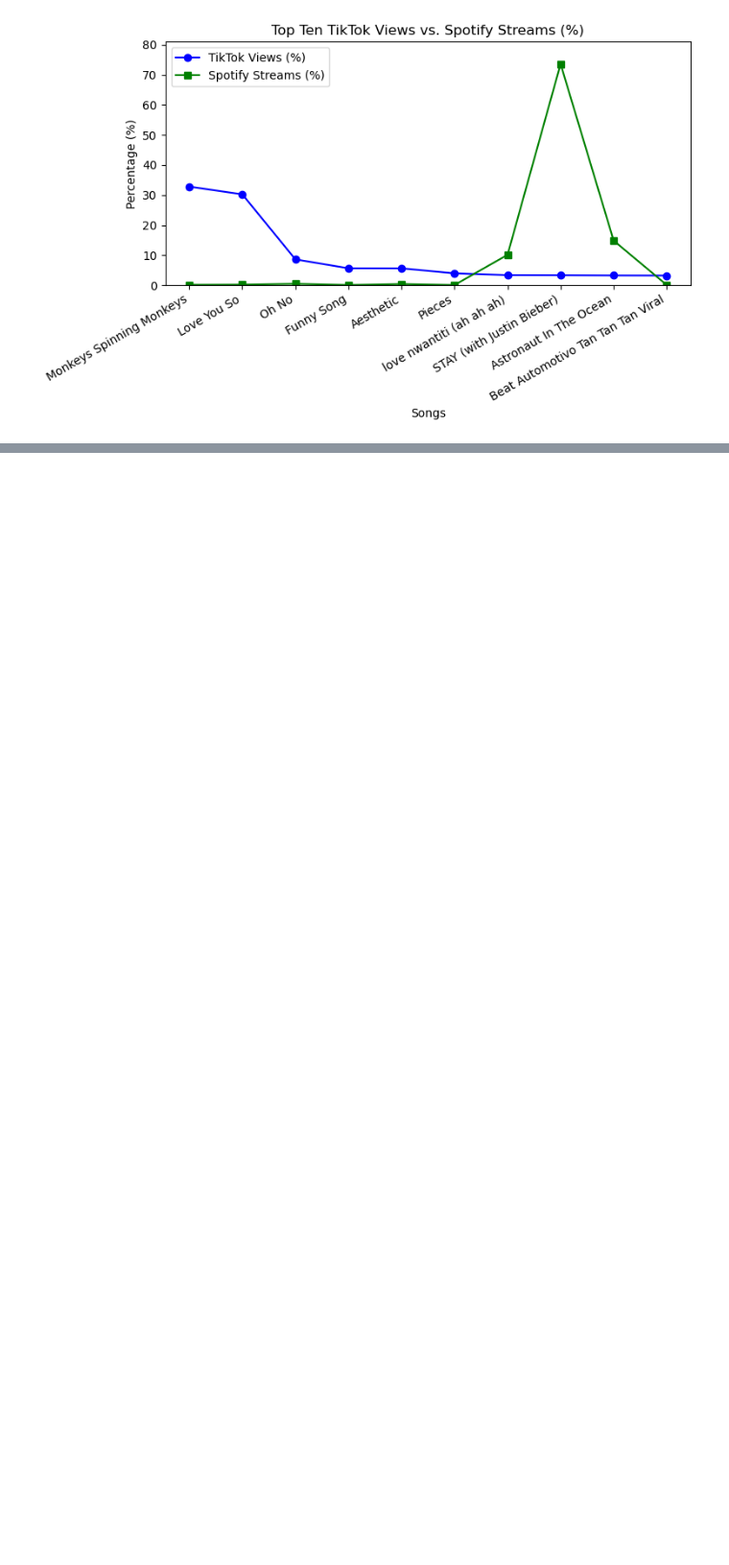
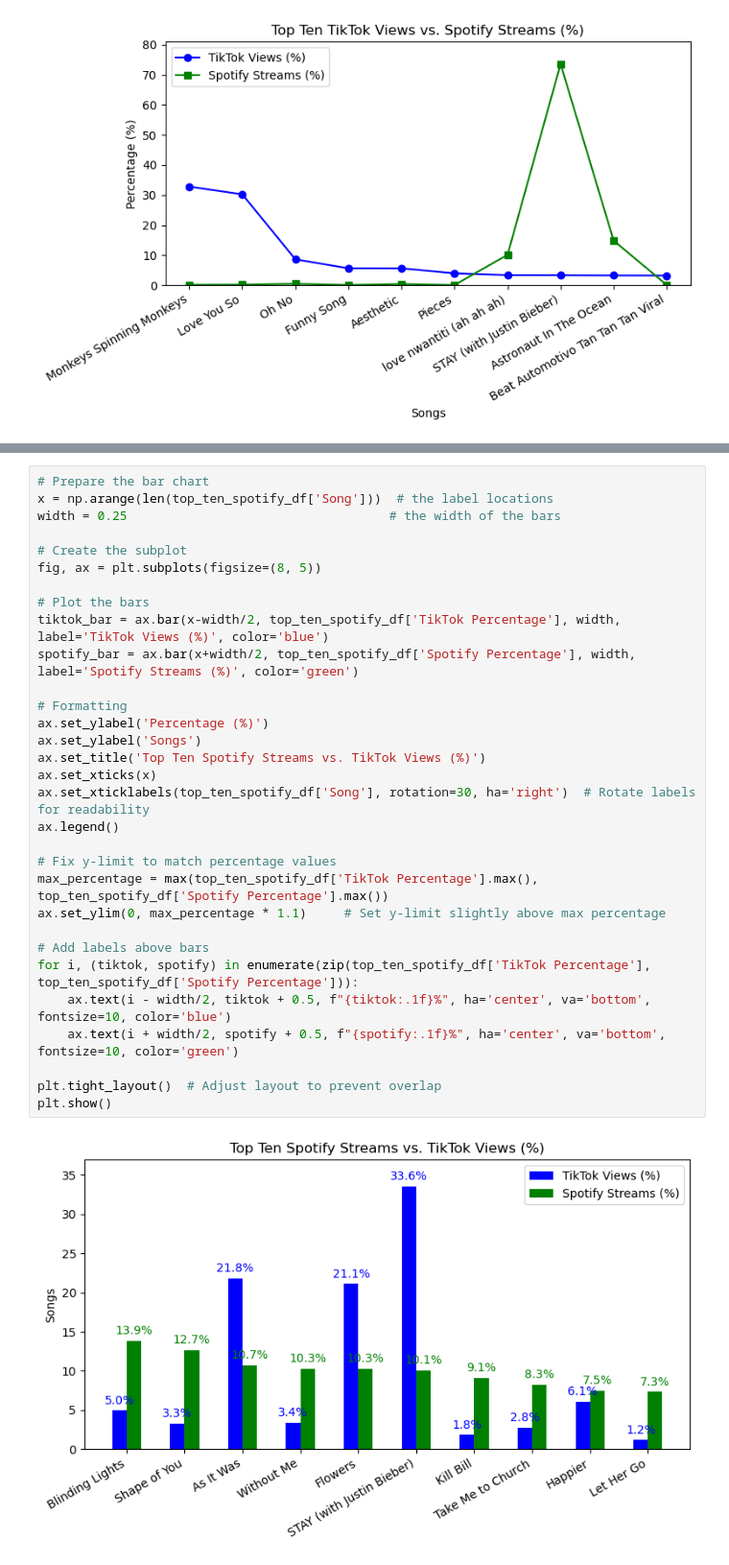
Before and after one commit to qstibbins/project-1, a Jupyter notebook: data.ipynb, the cells around one changed output, grey strips where cells are left out. Shown: that part at 96% size. Drawn from its saved outputs; the diff is of its cells as text; blank space fills up the shorter version.

Commit message:
switching the control to spotify to compare and contrast the results with bar graph

```diff
--- a/data.ipynb
+++ b/data.ipynb
@@ -373,0 +419,33 @@ plt.show()
+# %%
+# Prepare the bar chart
+x = np.arange(len(top_ten_spotify_df['Song']))  # the label locations
+width = 0.25                                   # the width of the bars
+
+# Create the subplot
+fig, ax = plt.subplots(figsize=(8, 5))
+
+# Plot the bars
+tiktok_bar = ax.bar(x-width/2, top_ten_spotify_df['TikTok Percentage'], width, label='TikTok Views (%)', color='blue')
+spotify_bar = ax.bar(x+width/2, top_ten_spotify_df['Spotify Percentage'], width, label='Spotify Streams (%)', color='green')
+
+# Formatting
+ax.set_ylabel('Percentage (%)')
+ax.set_ylabel('Songs')
+ax.set_title('Top Ten Spotify Streams vs. TikTok Views (%)')
+ax.set_xticks(x)
+ax.set_xticklabels(top_ten_spotify_df['Song'], rotation=30, ha='right')  # Rotate labels for readability
+ax.legend()
+
+# Fix y-limit to match percentage values
+max_percentage = max(top_ten_spotify_df['TikTok Percentage'].max(), top_ten_spotify_df['Spotify Percentage'].max())
+ax.set_ylim(0, max_percentage * 1.1)     # Set y-limit slightly above max percentage
+
+# Add labels above bars
+for i, (tiktok, spotify) in enumerate(zip(top_ten_spotify_df['TikTok Percentage'], top_ten_spotify_df['Spotify Percentage'])):
+    ax.text(i - width/2, tiktok + 0.5, f"{tiktok:.1f}%", ha='center', va='bottom', fontsize=10, color='blue')
+    ax.text(i + width/2, spotify + 0.5, f"{spotify:.1f}%", ha='center', va='bottom', fontsize=10, color='green')
+
+plt.tight_layout()  # Adjust layout to prevent overlap
+plt.show()
+# %% [output]
+[figure, added]
```
Also changed, not shown: parts of 1 cell of this notebook.
